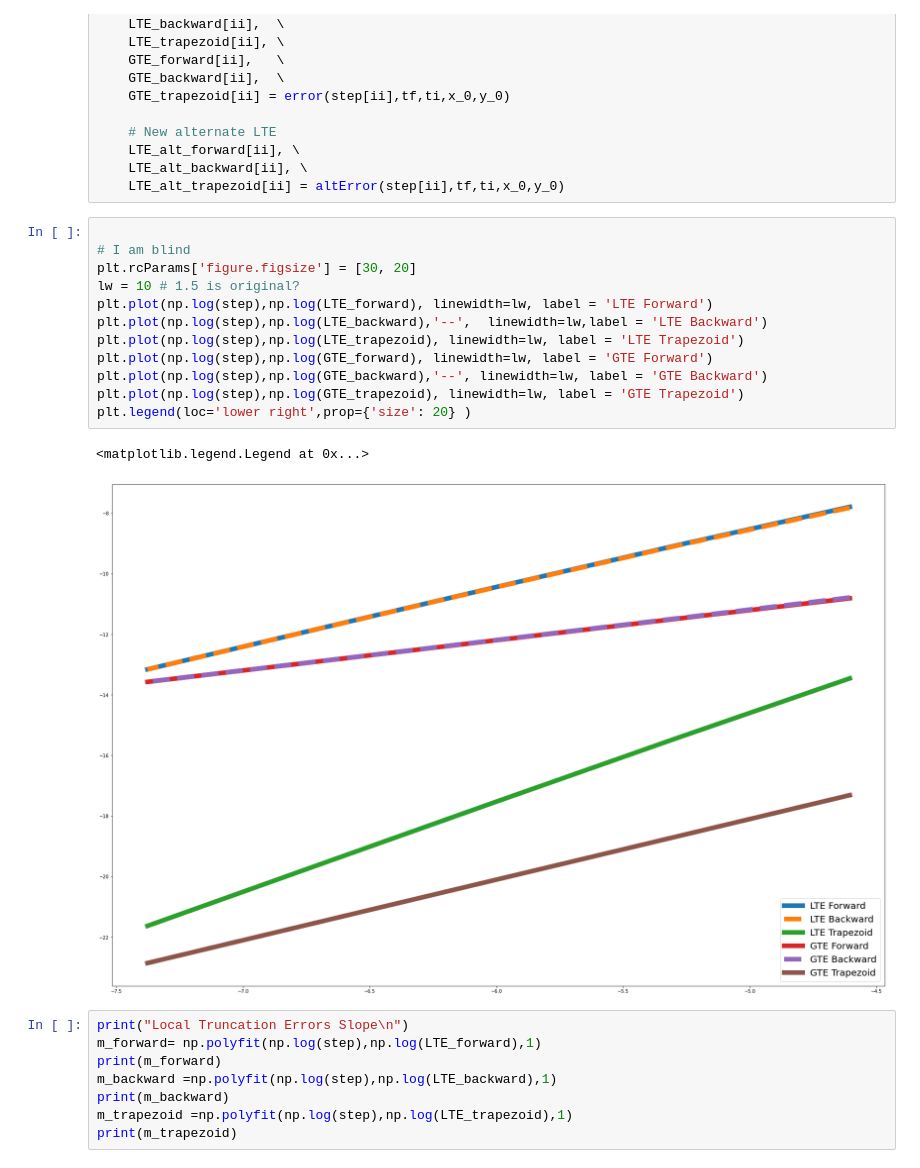
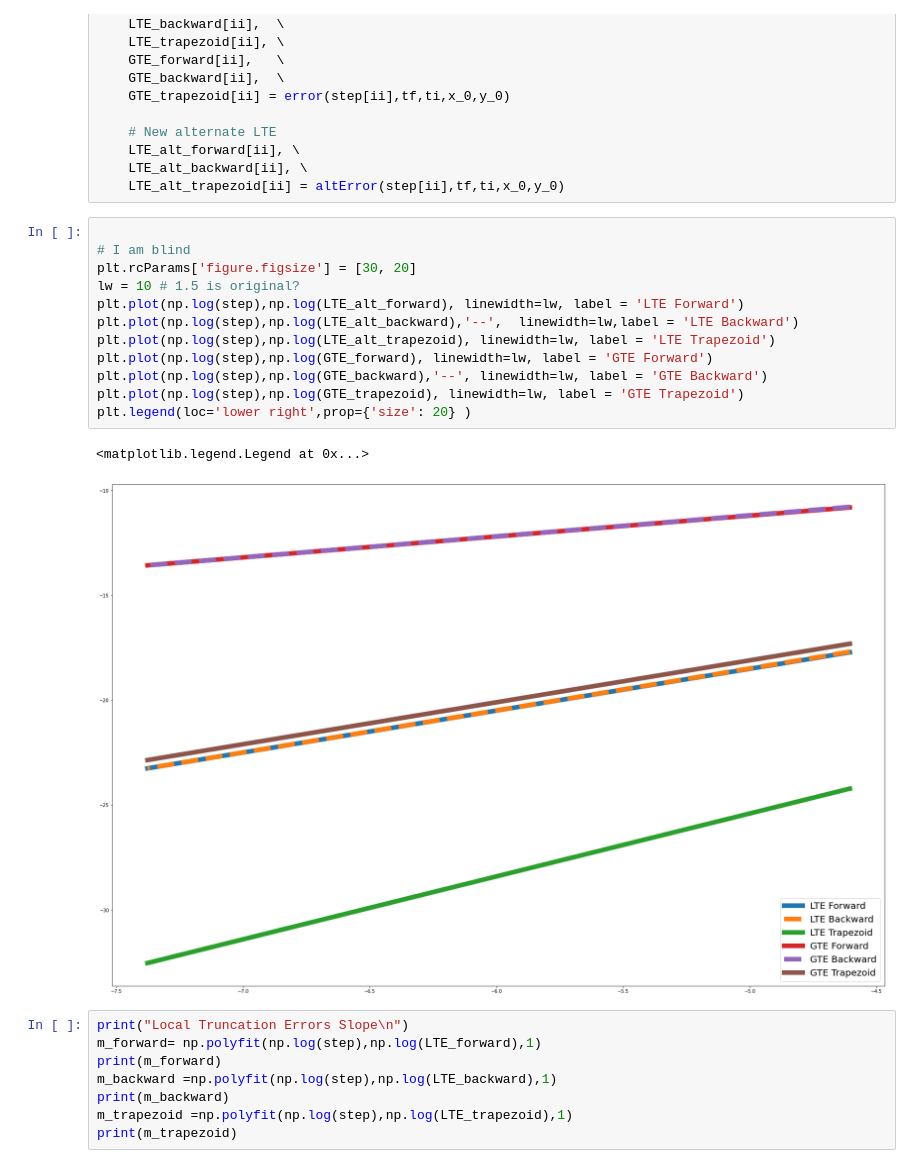
Before and after one commit to moumhecht/COMP596, a Jupyter notebook: HW4/mhecht_HW4_with_notes.ipynb, the cells around one changed output. Cells and saved outputs as stored; diff of their text form.

```diff
--- a/HW4/mhecht_HW4_with_notes.ipynb
+++ b/HW4/mhecht_HW4_with_notes.ipynb
@@ -339,18 +339,18 @@ for ii in range(0,nn):
 # %%
 
 # I am blind
 plt.rcParams['figure.figsize'] = [30, 20]
 lw = 10 # 1.5 is original?
-plt.plot(np.log(step),np.log(LTE_forward), linewidth=lw, label = 'LTE Forward')
-plt.plot(np.log(step),np.log(LTE_backward),'--',  linewidth=lw,label = 'LTE Backward')
-plt.plot(np.log(step),np.log(LTE_trapezoid), linewidth=lw, label = 'LTE Trapezoid')
+plt.plot(np.log(step),np.log(LTE_alt_forward), linewidth=lw, label = 'LTE Forward')
+plt.plot(np.log(step),np.log(LTE_alt_backward),'--',  linewidth=lw,label = 'LTE Backward')
+plt.plot(np.log(step),np.log(LTE_alt_trapezoid), linewidth=lw, label = 'LTE Trapezoid')
 plt.plot(np.log(step),np.log(GTE_forward), linewidth=lw, label = 'GTE Forward')
 plt.plot(np.log(step),np.log(GTE_backward),'--', linewidth=lw, label = 'GTE Backward')
 plt.plot(np.log(step),np.log(GTE_trapezoid), linewidth=lw, label = 'GTE Trapezoid')
 plt.legend(loc='lower right',prop={'size': 20} )
 # %% [output]
 <matplotlib.legend.Legend at 0x...>
-[figure, old version]
+[figure, new version]
 # %%
 print("Local Truncation Errors Slope\n")
 m_forward= np.polyfit(np.log(step),np.log(LTE_forward),1)
```
Also changed, not shown: parts of 2 cells of this notebook, 1 other file.
